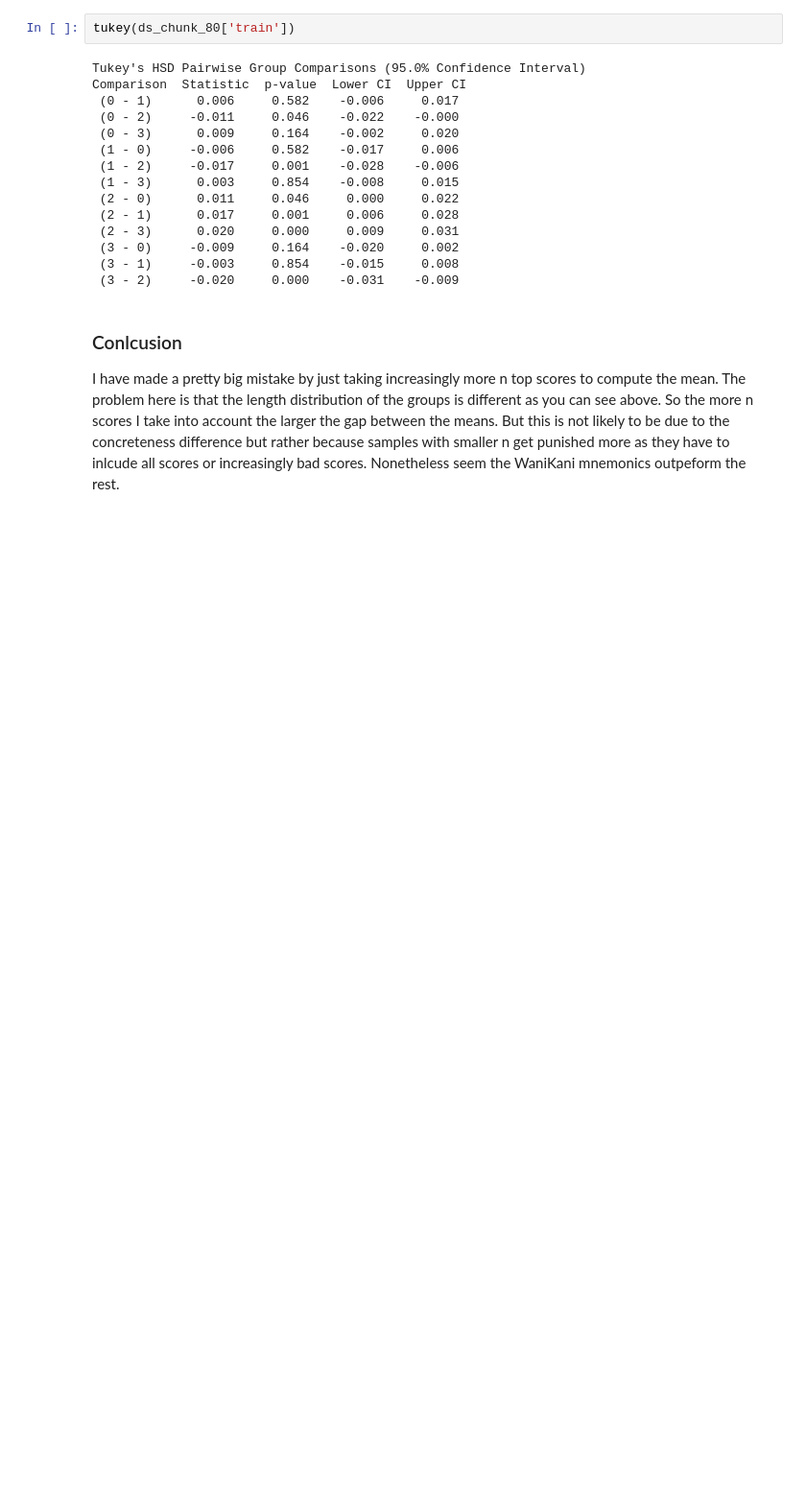
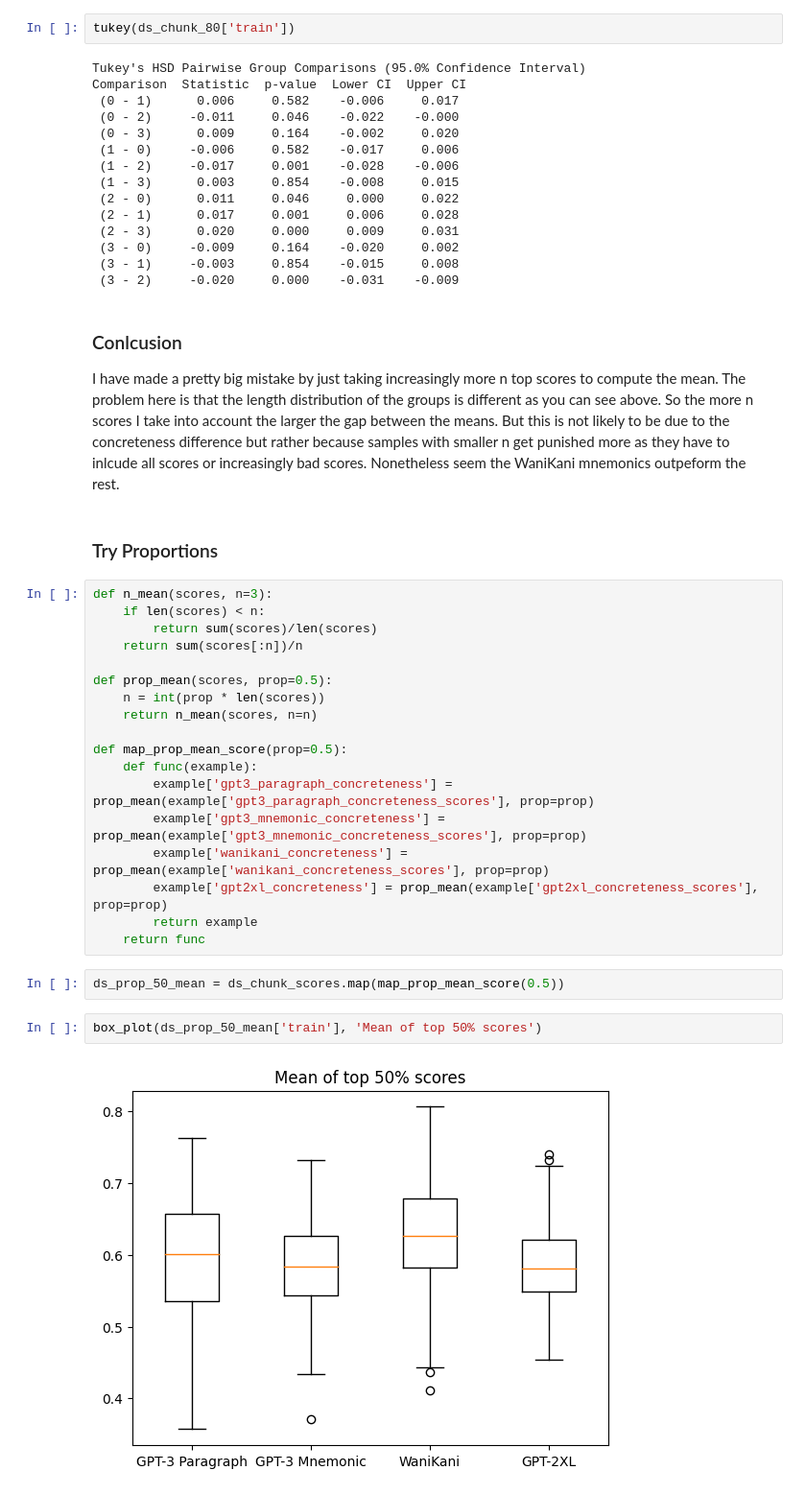
Before and after one commit to martingrzzler/robanohashi-thesis-notebook, a Jupyter notebook: concreteness_metric_phrase.ipynb, the cells around one changed output. Shown at 96% size. Saved outputs shown, nothing was run; the diff lists cells and outputs as text; blank space fills up the shorter version.

Commit message:
added proportions

```diff
--- a/concreteness_metric_phrase.ipynb
+++ b/concreteness_metric_phrase.ipynb
@@ -548,3 +538,29 @@ Comparison  Statistic  p-value  Lower CI  Upper CI
 ### Conlcusion
 
 I have made a pretty big mistake by just taking increasingly more n top scores to compute the mean. The problem here is that the length distribution of the groups is different as you can see above. So the more n scores I take into account the larger the gap between the means. But this is not likely to be due to the concreteness difference but rather because samples with smaller n get punished more as they have to inlcude all scores or increasingly bad scores. Nonetheless seem the WaniKani mnemonics outpeform the rest.
+# %% [markdown]
+### Try Proportions
+# %%
+def n_mean(scores, n=3):
+    if len(scores) < n:
+        return sum(scores)/len(scores)
+    return sum(scores[:n])/n
+
+def prop_mean(scores, prop=0.5):
+    n = int(prop * len(scores))
+    return n_mean(scores, n=n)
+
+def map_prop_mean_score(prop=0.5):
+    def func(example):
+        example['gpt3_paragraph_concreteness'] = prop_mean(example['gpt3_paragraph_concreteness_scores'], prop=prop)
+        example['gpt3_mnemonic_concreteness'] = prop_mean(example['gpt3_mnemonic_concreteness_scores'], prop=prop)
+        example['wanikani_concreteness'] = prop_mean(example['wanikani_concreteness_scores'], prop=prop)
+        example['gpt2xl_concreteness'] = prop_mean(example['gpt2xl_concreteness_scores'], prop=prop)
+        return example
+    return func
+# %%
+ds_prop_50_mean = ds_chunk_scores.map(map_prop_mean_score(0.5))
+# %%
+box_plot(ds_prop_50_mean['train'], 'Mean of top 50% scores')
+# %% [output]
+[figure, added]
```
Also changed, not shown: parts of 11 cells of this notebook.
